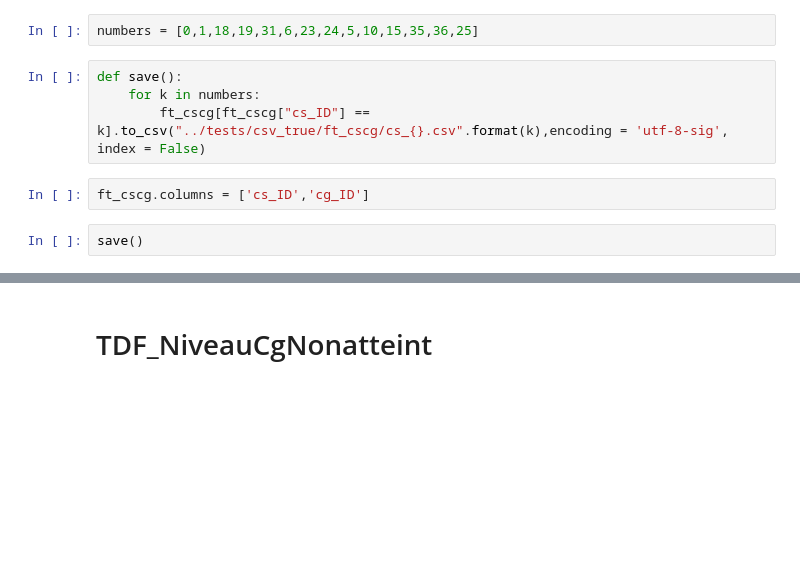
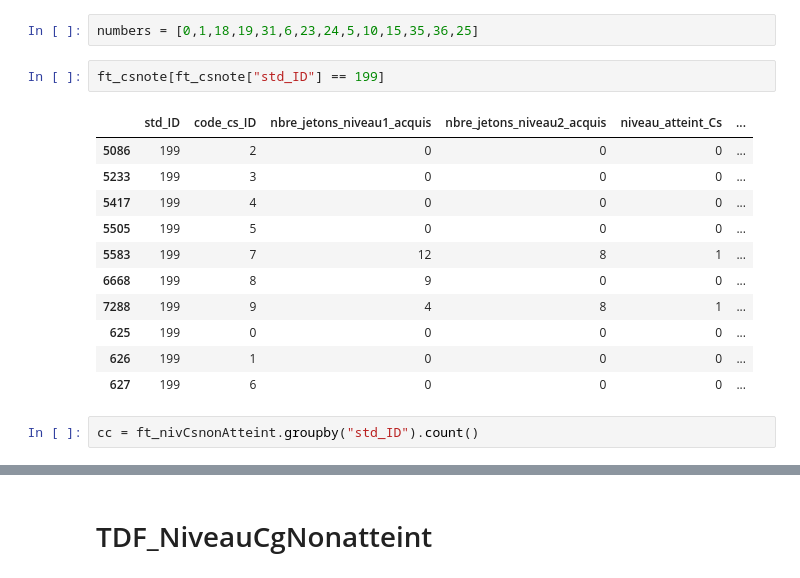
Before and after one commit to Syndorik/BI, a Jupyter notebook: ipynb/Dim creation.ipynb, the cells around one changed output, grey strips where cells are left out. Drawn from its saved outputs; the diff is of its cells as text; blank space fills up the shorter version.

```diff
--- a/ipynb/Dim creation.ipynb
+++ b/ipynb/Dim creation.ipynb
@@ -748,11 +748,19 @@ os.getcwd()
 ([15,35,36,25],3)
 # %%
 numbers = [0,1,18,19,31,6,23,24,5,10,15,35,36,25]
-# %%
-def save():
-    for k in numbers:
-        ft_cscg[ft_cscg["cs_ID"] == k].to_csv("../tests/csv_true/ft_cscg/cs_{}.csv".format(k),encoding = 'utf-8-sig', index = False)
-# %%
-ft_cscg.columns = ['cs_ID','cg_ID']
-# %%
-save()
+# %%
+ft_csnote[ft_csnote["std_ID"] == 199]
+# %% [output]
+|  | std_ID | code_cs_ID | nbre_jetons_niveau1_acquis | nbre_jetons_niveau2_acquis | niveau_atteint_Cs | ... |
+| 5086 | 199 | 2 | 0 | 0 | 0 | ... |
+| 5233 | 199 | 3 | 0 | 0 | 0 | ... |
+| 5417 | 199 | 4 | 0 | 0 | 0 | ... |
+| 5505 | 199 | 5 | 0 | 0 | 0 | ... |
+| 5583 | 199 | 7 | 12 | 8 | 1 | ... |
+| 6668 | 199 | 8 | 9 | 0 | 0 | ... |
+| 7288 | 199 | 9 | 4 | 8 | 1 | ... |
+| 625 | 199 | 0 | 0 | 0 | 0 | ... |
+| 626 | 199 | 1 | 0 | 0 | 0 | ... |
+| 627 | 199 | 6 | 0 | 0 | 0 | ... |
+# %%
+cc = ft_nivCsnonAtteint.groupby("std_ID").count()
```
Also changed, not shown: parts of 4 cells of this notebook.
